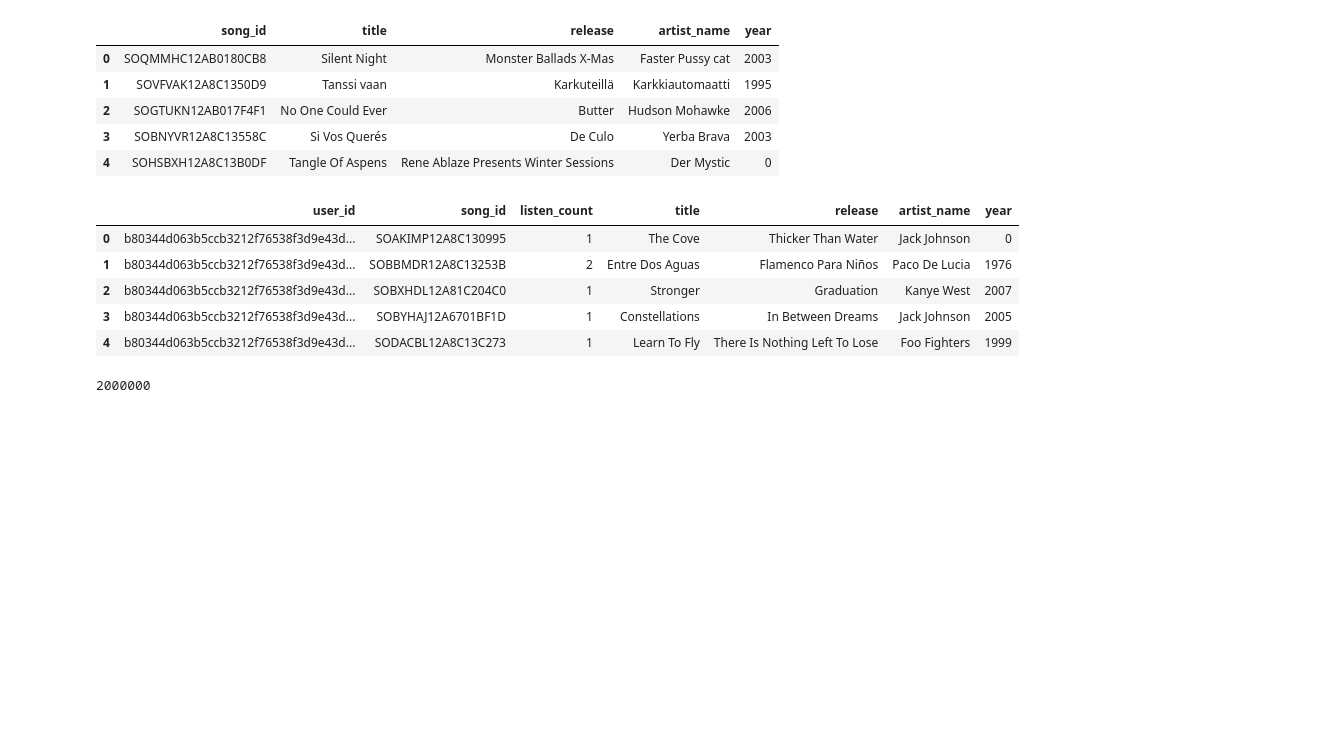
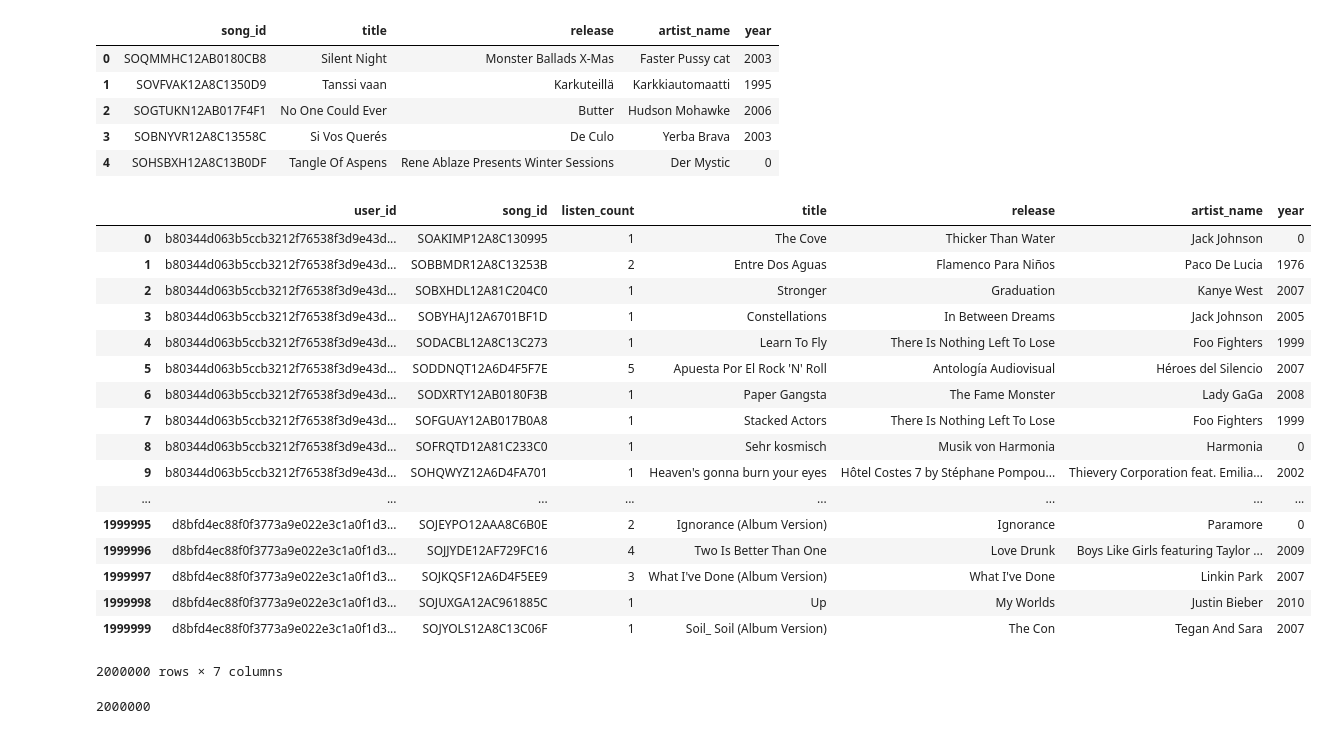
Before and after one commit to AlejandraG01/RS-init, a Jupyter notebook: my-MusicRS/mymusic_RS.ipynb, the cells around one changed output. Drawn from its saved outputs; the diff is of its cells as text; code cells hidden in the pictures; blank space fills up the shorter version.

```diff
--- a/my-MusicRS/mymusic_RS.ipynb
+++ b/my-MusicRS/mymusic_RS.ipynb
@@ -41,14 +41,26 @@ song_df_2.head()
 | 4 | SOHSBXH12A8C13B0DF | Tangle Of Aspens | Rene Ablaze Presents Winter Sessions | Der Mystic | 0 |
 # %%
 song_df =  pd.merge(song_df_1, song_df_2.drop_duplicates(['song_id']), on="song_id", how="left")
-song_df.head()
+song_df
 # %% [output]
 |  | user_id | song_id | listen_count | title | release | artist_name | year |
 | 0 | b80344d063b5ccb3212f76538f3d9e43d... | SOAKIMP12A8C130995 | 1 | The Cove | Thicker Than Water | Jack Johnson | 0 |
 | 1 | b80344d063b5ccb3212f76538f3d9e43d... | SOBBMDR12A8C13253B | 2 | Entre Dos Aguas | Flamenco Para Niños | Paco De Lucia | 1976 |
 | 2 | b80344d063b5ccb3212f76538f3d9e43d... | SOBXHDL12A81C204C0 | 1 | Stronger | Graduation | Kanye West | 2007 |
 | 3 | b80344d063b5ccb3212f76538f3d9e43d... | SOBYHAJ12A6701BF1D | 1 | Constellations | In Between Dreams | Jack Johnson | 2005 |
 | 4 | b80344d063b5ccb3212f76538f3d9e43d... | SODACBL12A8C13C273 | 1 | Learn To Fly | There Is Nothing Left To Lose | Foo Fighters | 1999 |
+| 5 | b80344d063b5ccb3212f76538f3d9e43d... | SODDNQT12A6D4F5F7E | 5 | Apuesta Por El Rock 'N' Roll | Antología Audiovisual | Héroes del Silencio | 2007 |
+| 6 | b80344d063b5ccb3212f76538f3d9e43d... | SODXRTY12AB0180F3B | 1 | Paper Gangsta | The Fame Monster | Lady GaGa | 2008 |
+| 7 | b80344d063b5ccb3212f76538f3d9e43d... | SOFGUAY12AB017B0A8 | 1 | Stacked Actors | There Is Nothing Left To Lose | Foo Fighters | 1999 |
+| 8 | b80344d063b5ccb3212f76538f3d9e43d... | SOFRQTD12A81C233C0 | 1 | Sehr kosmisch | Musik von Harmonia | Harmonia | 0 |
+| 9 | b80344d063b5ccb3212f76538f3d9e43d... | SOHQWYZ12A6D4FA701 | 1 | Heaven's gonna burn your eyes | Hôtel Costes 7 by Stéphane Pompou... | Thievery Corporation feat. Emilia... | 2002 |
+| ... | ... | ... | ... | ... | ... | ... | ... |
+| 1999995 | d8bfd4ec88f0f3773a9e022e3c1a0f1d3... | SOJEYPO12AAA8C6B0E | 2 | Ignorance (Album Version) | Ignorance | Paramore | 0 |
+| 1999996 | d8bfd4ec88f0f3773a9e022e3c1a0f1d3... | SOJJYDE12AF729FC16 | 4 | Two Is Better Than One | Love Drunk | Boys Like Girls featuring Taylor ... | 2009 |
+| 1999997 | d8bfd4ec88f0f3773a9e022e3c1a0f1d3... | SOJKQSF12A6D4F5EE9 | 3 | What I've Done (Album Version) | What I've Done | Linkin Park | 2007 |
+| 1999998 | d8bfd4ec88f0f3773a9e022e3c1a0f1d3... | SOJUXGA12AC961885C | 1 | Up | My Worlds | Justin Bieber | 2010 |
+| 1999999 | d8bfd4ec88f0f3773a9e022e3c1a0f1d3... | SOJYOLS12A8C13C06F | 1 | Soil_ Soil (Album Version) | The Con | Tegan And Sara | 2007 |
+2000000 rows × 7 columns
 # %%
 len(song_df)
 # %% [output]
```
Also changed, not shown: parts of 3 cells of this notebook.
